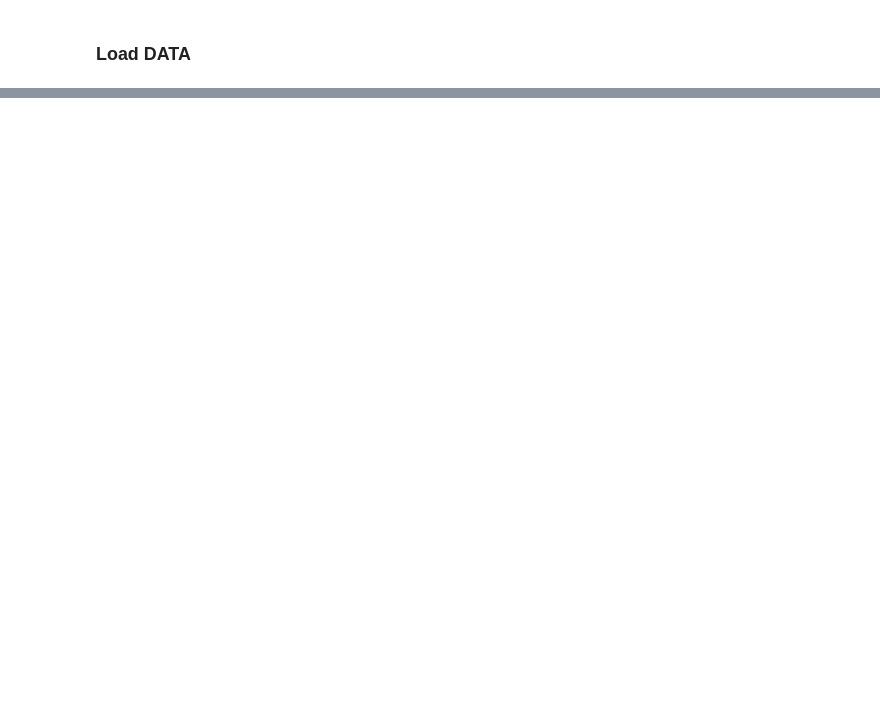
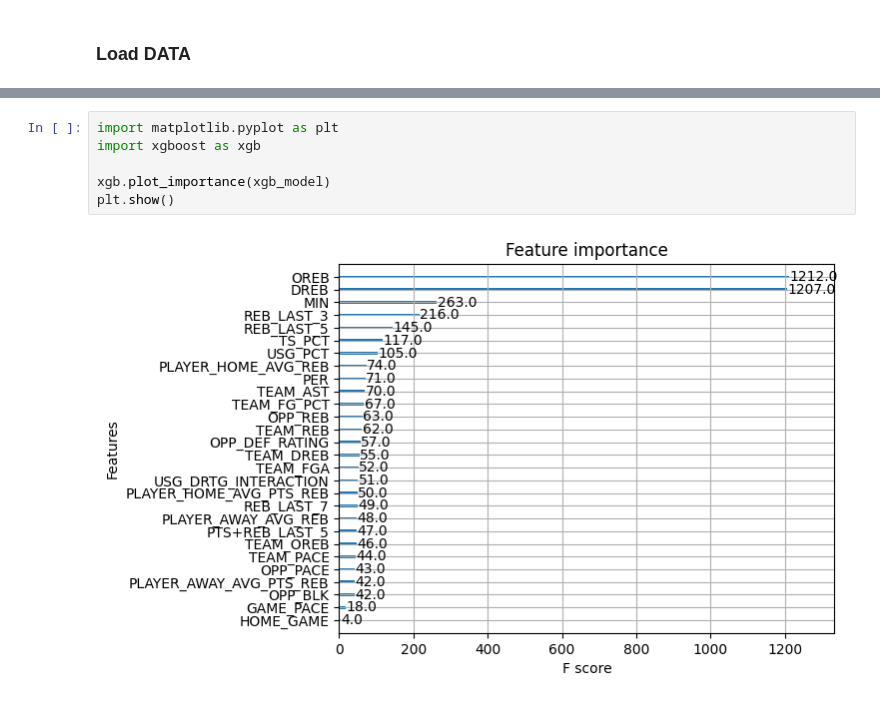
Before and after one commit to spon7ge/HoopsVista, a Jupyter notebook: PrizePicks/Models/TESTING_xgb.ipynb, the cells around one changed output, grey strips where cells are left out. Drawn from its saved outputs; the diff is of its cells as text; blank space fills up the shorter version.

```diff
--- a/PrizePicks/Models/TESTING_xgb.ipynb
+++ b/PrizePicks/Models/TESTING_xgb.ipynb
@@ -104,0 +135,8 @@ results_df.describe()
+# %%
+import matplotlib.pyplot as plt
+import xgboost as xgb
+
+xgb.plot_importance(xgb_model)
+plt.show()
+# %% [output]
+[figure, added]
```
Also changed, not shown: parts of 6 cells of this notebook.
